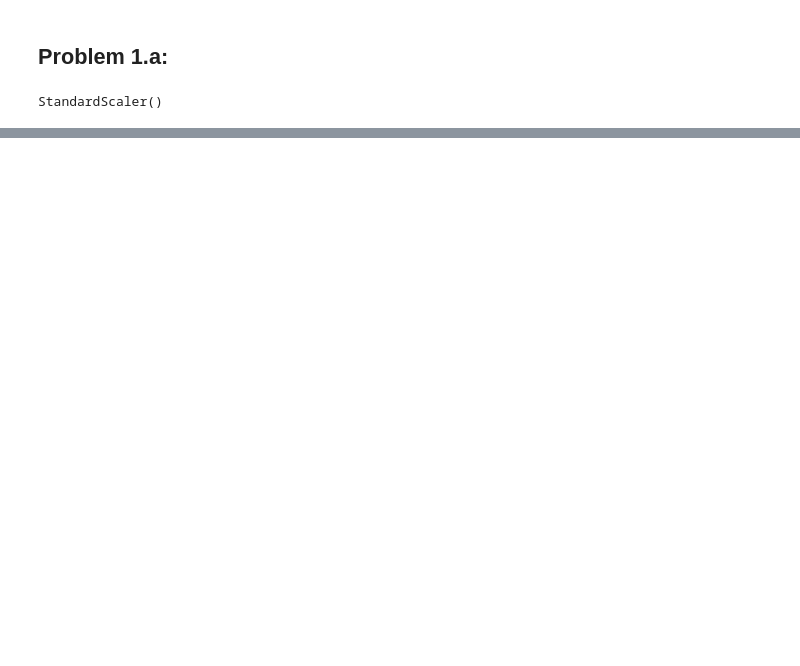
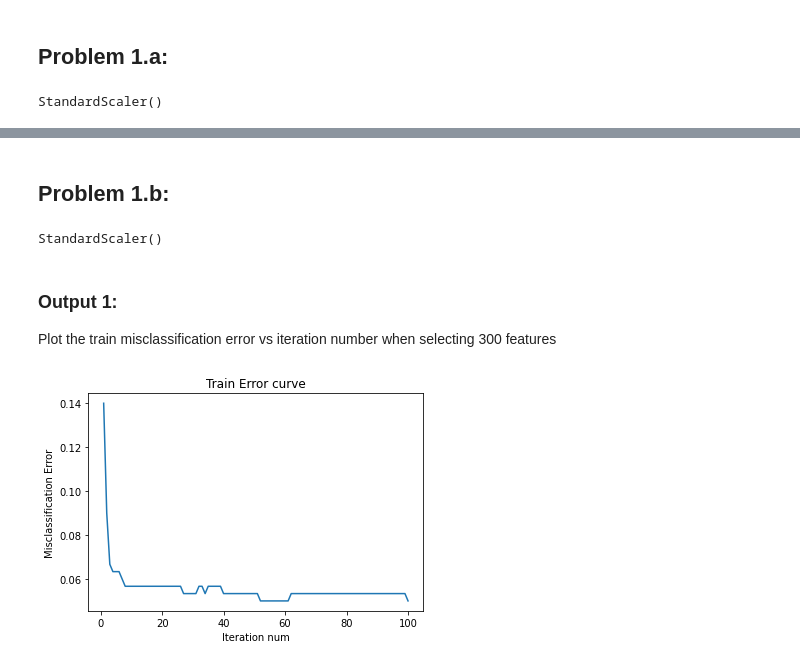
Before and after one commit to alexrojas561/STA5635_Applied_Machine_Learning, a Jupyter notebook: Hw_4/Rojas_5635_hw4.ipynb, the cells around one changed output, grey strips where cells are left out. Cells and saved outputs as stored; diff of their text form; code cells hidden in the pictures; blank space fills up the shorter version.

```diff
--- a/Hw_4/Rojas_5635_hw4.ipynb
+++ b/Hw_4/Rojas_5635_hw4.ipynb
@@ -148,0 +247,50 @@ model_a.feature_lambda
+# %% [markdown]
+## Problem 1.b:
+# %%
+# Data input
+X_train_b = pd.read_csv('data/dexter/dexter_train.csv', sep=',', header=None, nrows=300)
+y_train_b = pd.read_csv('data/dexter/dexter_train.labels', header=None, nrows=300)
+
+X_test_b = pd.read_csv('data/dexter/dexter_valid.csv', sep=',', header=None, nrows=300)
+y_test_b = pd.read_csv('data/dexter/dexter_valid.labels', header=None, nrows=300)
+
+# Prepare data for matrix algebra
+y_train_b = y_train_b.values.ravel()
+y_test_b = y_test_b.values.ravel()
+# %%
+# Normalize the variables of the training set
+scaler_b = StandardScaler()
+scaler_b.fit(X_train_b)
+# %% [output]
+StandardScaler()
+# %%
+# Transform both the train and test set
+X_train_scaled_b = scaler_b.transform(X_train_b)
+X_test_scaled_b = scaler_b.transform(X_test_b)
+# %%
+# Initialize TISP model and fit to data
+'''
+Manually captured lambdas:
+
+(Feature, Lambda) = (1000, 0.03993), (299, 0.05227),
+                    (100, 0.07112), (30, 0.098), (11, 0.1427)
+
+'''
+lambdas_b = [0.03993, 0.05227,0.07112, 0.098, 0.1427]
+lambdas_b.reverse()
+
+model_b = TISP(lambdas = lambdas_b)
+model_b.fit(X_train_scaled_b, y_train_b, X_test_scaled_b, y_test_b)
+# %% [markdown]
+### Output 1:
+Plot the train misclassification error vs iteration number when selecting 300 features
+# %%
+# Plot the train misclassifcation error vs iteration number when selecting 300 features
+plt.plot([i+1 for i in range(len(model_b.train_errors_all[1]))], model_b.train_errors_all[1])
+#plt.plot([i+1 for i in range(len(model_b.test_errors_all[1]))], model_b.test_errors_all[1])
+plt.title("Train Error curve")
+plt.xlabel("Iteration num")
+plt.ylabel("Misclassification Error")
+plt.show()
+# %% [output]
+[figure, added]
```
Also changed, not shown: parts of 29 cells of this notebook, 20 other files.
